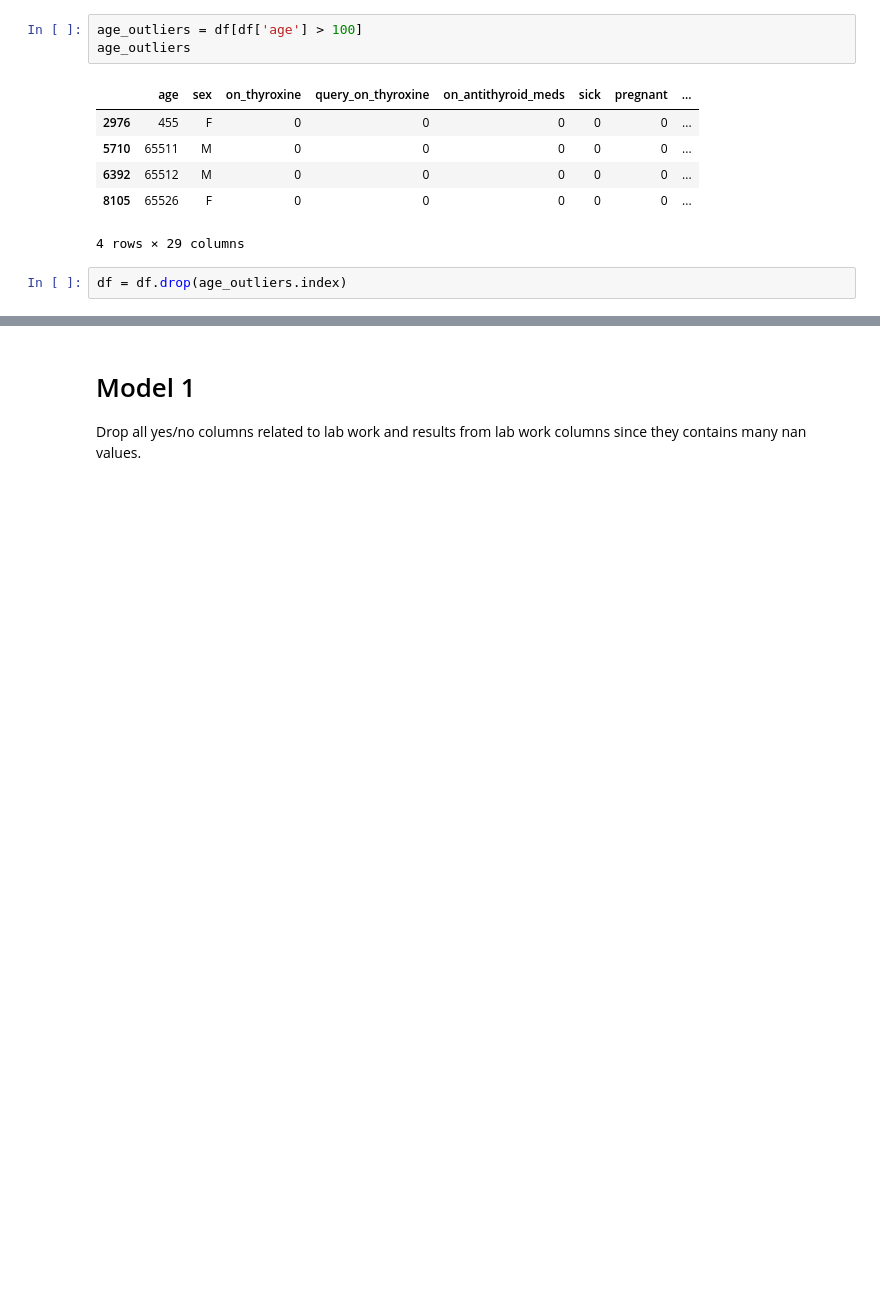
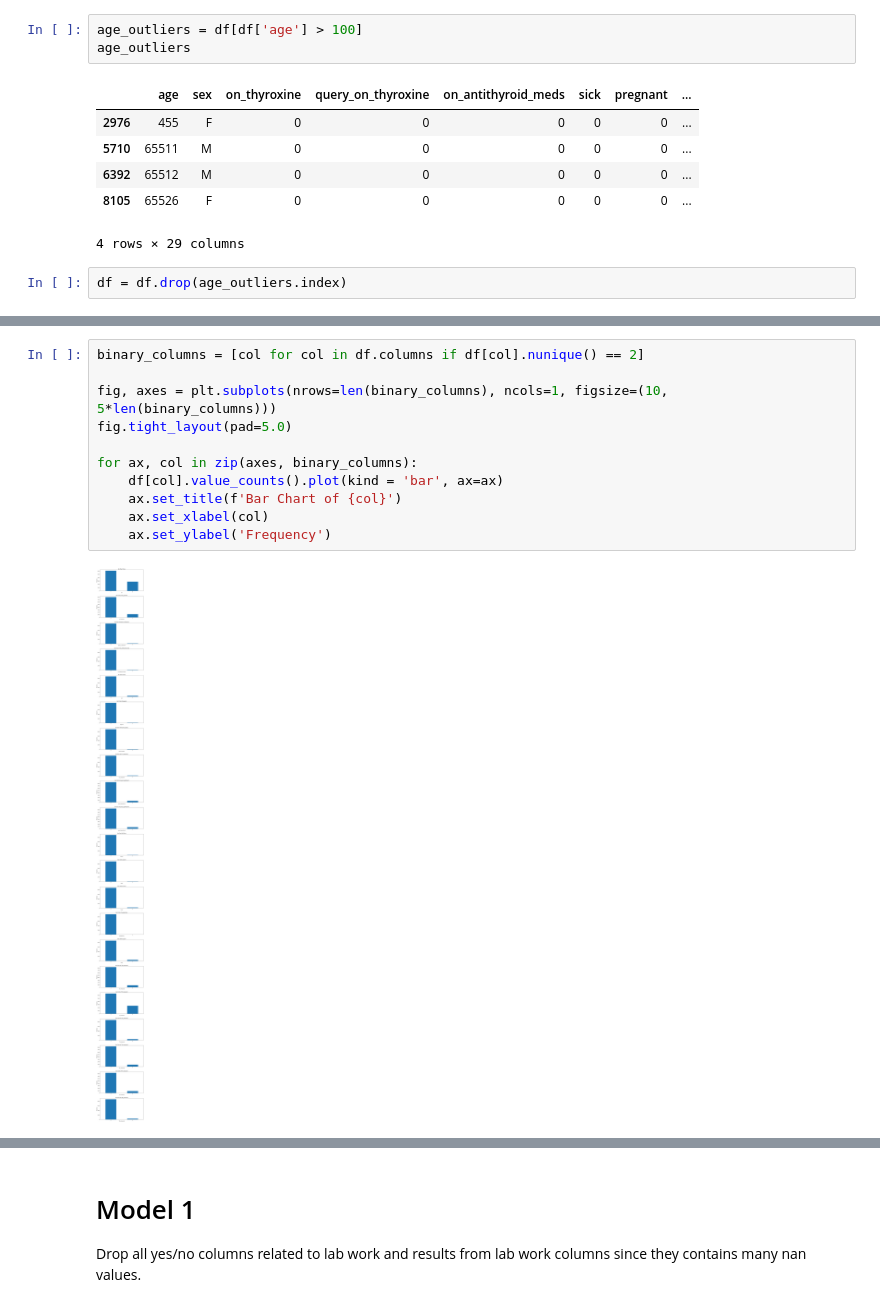
Before and after one commit to sangtr-n/Math189-FinalProject, a Jupyter notebook: ProjectThyroid_C10.ipynb, the cells around one changed output, grey strips where cells are left out. Saved outputs shown, nothing was run; the diff lists cells and outputs as text; blank space fills up the shorter version.

```diff
--- a/ProjectThyroid_C10.ipynb
+++ b/ProjectThyroid_C10.ipynb
@@ -340 +362,14 @@ df = df.drop(age_outliers.index)
+# %%
+binary_columns = [col for col in df.columns if df[col].nunique() == 2]
+
+fig, axes = plt.subplots(nrows=len(binary_columns), ncols=1, figsize=(10, 5*len(binary_columns)))
+fig.tight_layout(pad=5.0)
+
+for ax, col in zip(axes, binary_columns):
+    df[col].value_counts().plot(kind = 'bar', ax=ax)
+    ax.set_title(f'Bar Chart of {col}')
+    ax.set_xlabel(col)
+    ax.set_ylabel('Frequency')
+# %% [output]
+[figure, added]
 # %%
```
Also changed, not shown: parts of 18 cells of this notebook.
